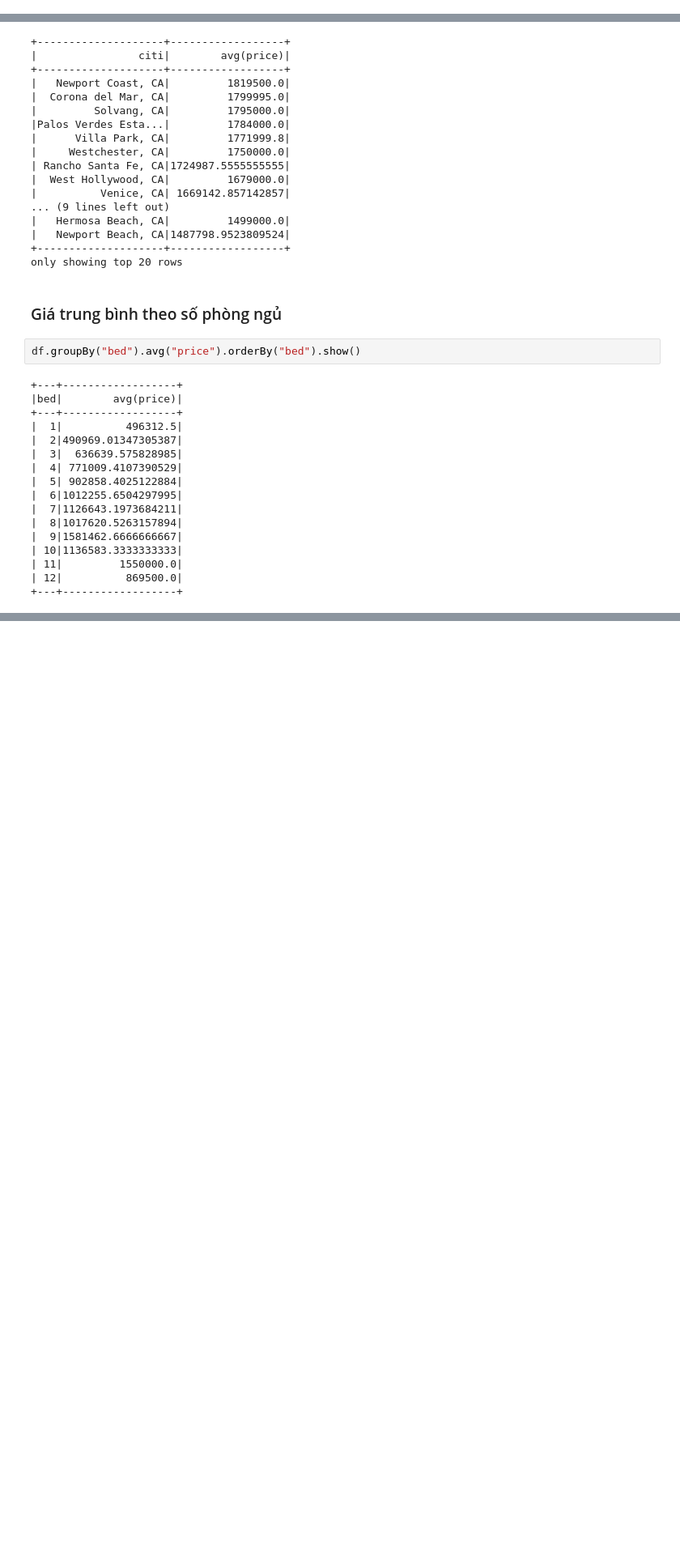
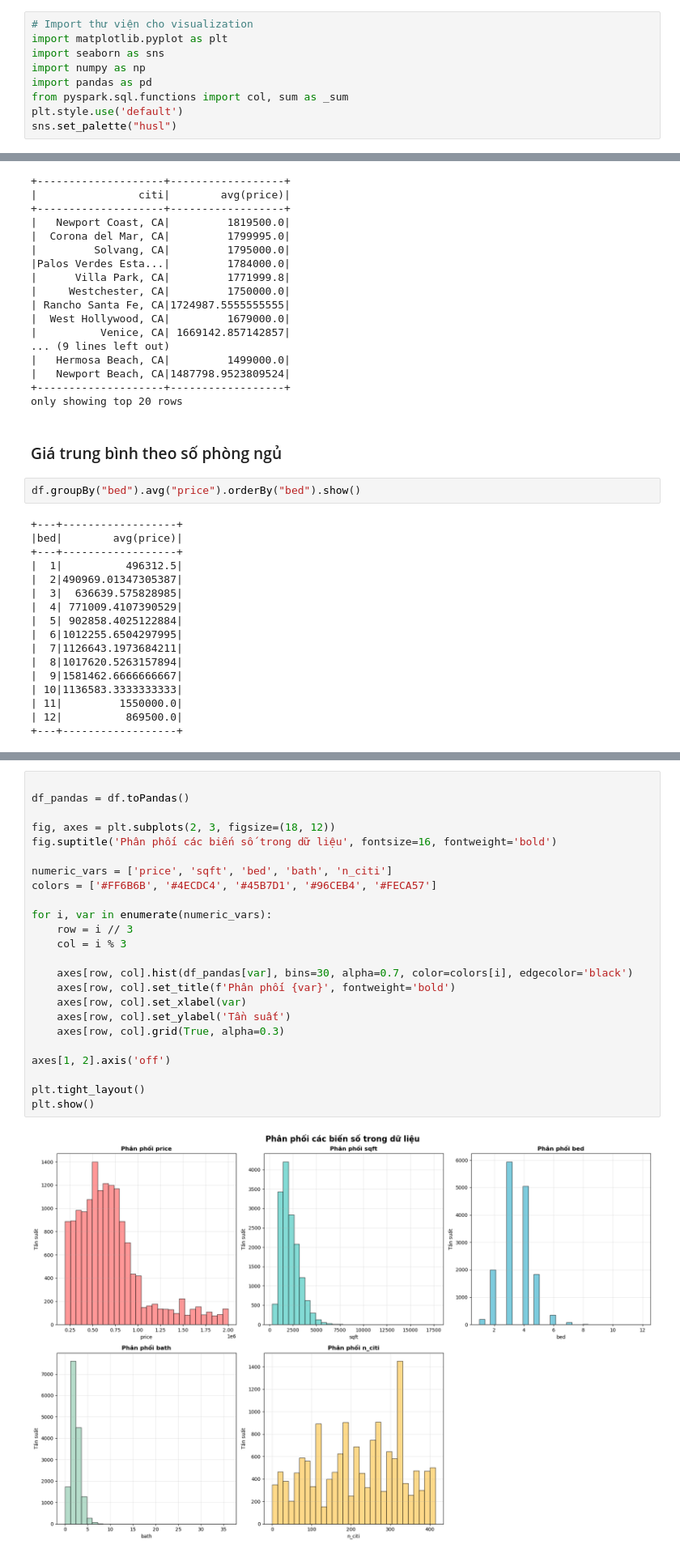
Before and after one commit to lamdoan204/Big_Data_Machine_Learning, a Jupyter notebook: Code/EDA.ipynb, the cells around one changed output, grey strips where cells are left out. Shown at 81% size. Cells and saved outputs as stored; diff of their text form; blank space fills up the shorter version.

```diff
--- a/Code/EDA.ipynb
+++ b/Code/EDA.ipynb
@@ -16,3 +18,12 @@ To adjust logging level use sc.setLogLevel(newLevel). For SparkR, use setLogLeve
+# %%
+# Import thư viện cho visualization
+import matplotlib.pyplot as plt
+import seaborn as sns
+import numpy as np
+import pandas as pd
+from pyspark.sql.functions import col, sum as _sum
+plt.style.use('default')
+sns.set_palette("husl")
 # %% [markdown]
 ### Đọc dữ liệu
 # %%
@@ -170,0 +189,26 @@ df.groupBy("bed").avg("price").orderBy("bed").show()
+# %%
+
+df_pandas = df.toPandas()
+
+fig, axes = plt.subplots(2, 3, figsize=(18, 12))
+fig.suptitle('Phân phối các biến số trong dữ liệu', fontsize=16, fontweight='bold')
+
+numeric_vars = ['price', 'sqft', 'bed', 'bath', 'n_citi']
+colors = ['#FF6B6B', '#4ECDC4', '#45B7D1', '#96CEB4', '#FECA57']
+
+for i, var in enumerate(numeric_vars):
+    row = i // 3
+    col = i % 3
+
+    axes[row, col].hist(df_pandas[var], bins=30, alpha=0.7, color=colors[i], edgecolor='black')
+    axes[row, col].set_title(f'Phân phối {var}', fontweight='bold')
+    axes[row, col].set_xlabel(var)
+    axes[row, col].set_ylabel('Tần suất')
+    axes[row, col].grid(True, alpha=0.3)
+
+axes[1, 2].axis('off')
+
+plt.tight_layout()
+plt.show()
+# %% [output]
+[figure, added]
```
Also changed, not shown: parts of 13 cells of this notebook, 1 other file.
